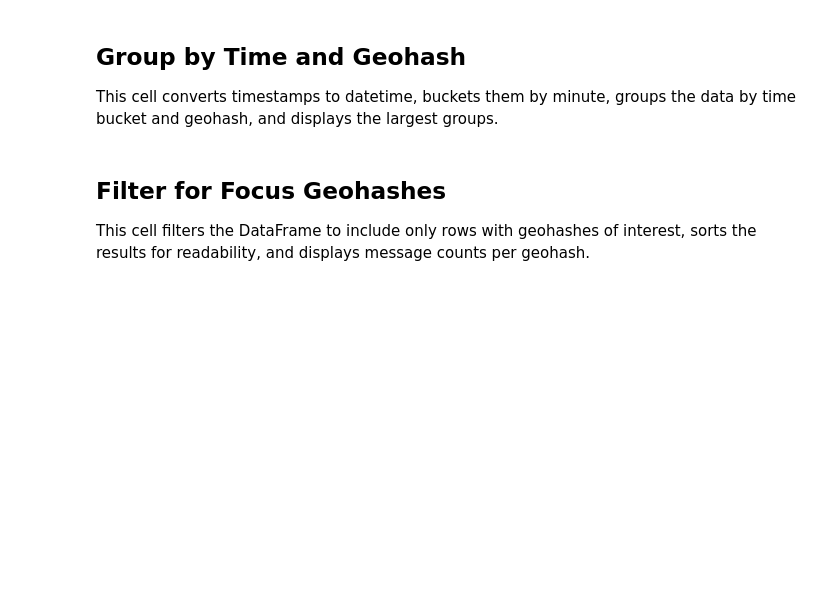
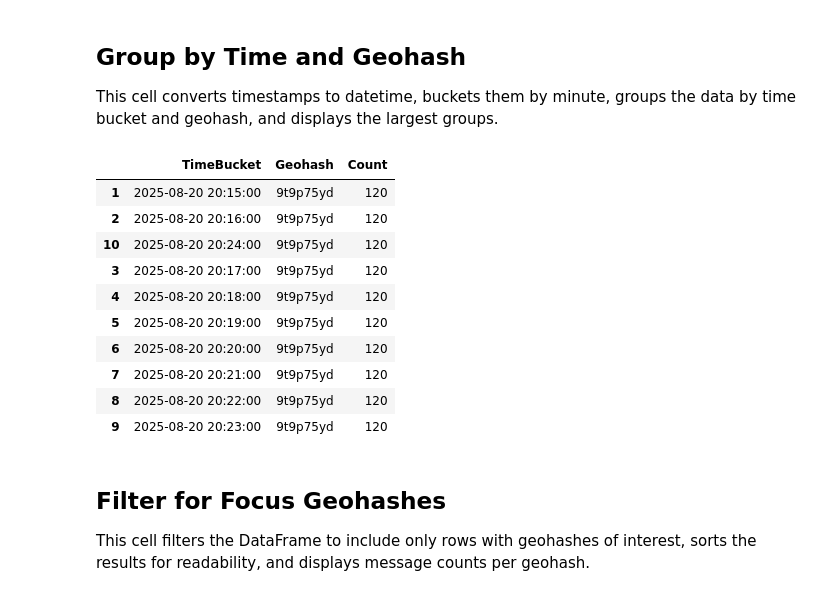
Before and after one commit to driveAZ/driveAZ_Analytics, a Jupyter notebook: BSM_analysis/BSM_Parquet.ipynb, the cells around one changed output. Drawn from its saved outputs; the diff is of its cells as text; code cells hidden in the pictures; blank space fills up the shorter version.

```diff
--- a/BSM_analysis/BSM_Parquet.ipynb
+++ b/BSM_analysis/BSM_Parquet.ipynb
@@ -176,16 +209,28 @@ This cell converts timestamps to datetime, buckets them by minute, groups the da
 # %%
 import pandas as pd
 
 # Convert float timestamp to datetime
 df_all['Time'] = pd.to_datetime(df_all['TimeStamp'], unit='s')
 
-# Optional: round to nearest 1 minute
-df_all['TimeBucket'] = df_all['Time'].dt.floor('1MIN')  # Change to '1min', '30s' etc. as needed
+# Optional: round to nearest 1 minute (use '1min' to avoid deprecation warning)
+df_all['TimeBucket'] = df_all['Time'].dt.floor('1min')  # Change to '1min', '30s' etc. as needed
 
 grouped = df_all.groupby(['TimeBucket', 'Geohash'])
 
 group_sizes = grouped.size().reset_index(name='Count')
 group_sizes.sort_values('Count', ascending=False).head(10)
+# %% [output]
+|  | TimeBucket | Geohash | Count |
+| 1 | 2025-08-20 20:15:00 | 9t9p75yd | 120 |
+| 2 | 2025-08-20 20:16:00 | 9t9p75yd | 120 |
+| 10 | 2025-08-20 20:24:00 | 9t9p75yd | 120 |
+| 3 | 2025-08-20 20:17:00 | 9t9p75yd | 120 |
+| 4 | 2025-08-20 20:18:00 | 9t9p75yd | 120 |
+| 5 | 2025-08-20 20:19:00 | 9t9p75yd | 120 |
+| 6 | 2025-08-20 20:20:00 | 9t9p75yd | 120 |
+| 7 | 2025-08-20 20:21:00 | 9t9p75yd | 120 |
+| 8 | 2025-08-20 20:22:00 | 9t9p75yd | 120 |
+| 9 | 2025-08-20 20:23:00 | 9t9p75yd | 120 |
 # %% [markdown]
 ## Filter for Focus Geohashes
 This cell filters the DataFrame to include only rows with geohashes of interest, sorts the results for readability, and displays message counts per geohash.
```
Also changed, not shown: parts of 9 cells of this notebook, 12 other files.
